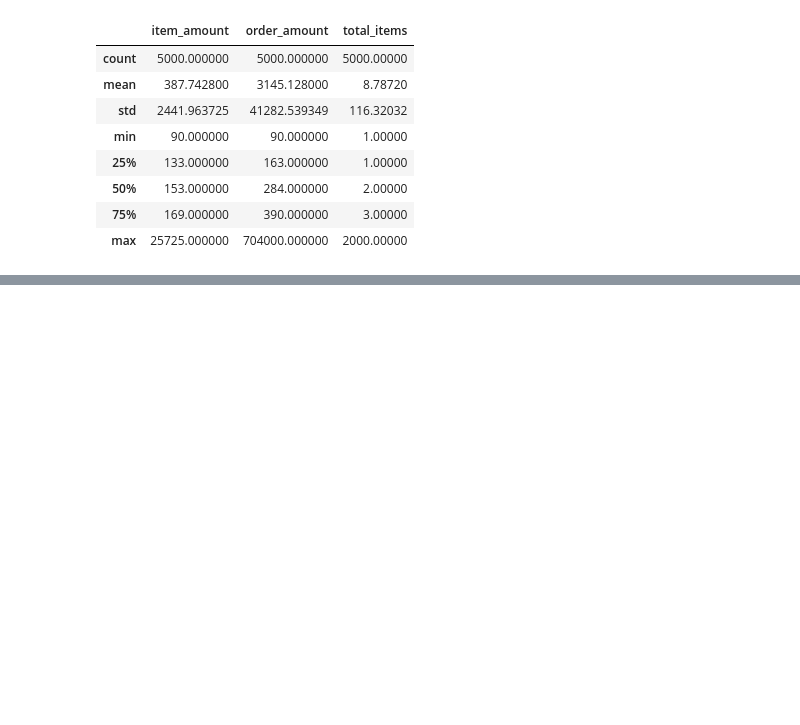
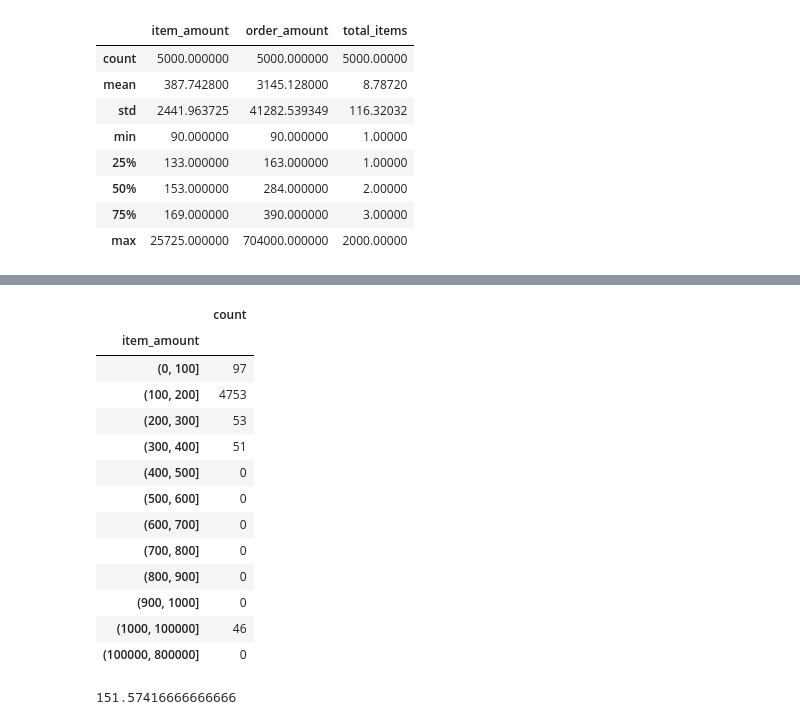
Before and after one commit to ohaanika/challenges, a Jupyter notebook: Shopify_Fall_2020_Data_Science_Intern_Challenge/submission.ipynb, the cells around one changed output, grey strips where cells are left out. Cells and saved outputs as stored; diff of their text form; code cells hidden in the pictures; blank space fills up the shorter version.

```diff
--- a/Shopify_Fall_2020_Data_Science_Intern_Challenge/submission.ipynb
+++ b/Shopify_Fall_2020_Data_Science_Intern_Challenge/submission.ipynb
@@ -105,0 +157,22 @@ df[['item_amount','order_amount','total_items']].describe()
+# %%
+bins = pd.cut(df['item_amount'], [0, 100, 200, 300, 400, 500, 600, 700, 800, 900, 1000, 100000, 800000])
+df.groupby(bins)['item_amount'].agg(['count']).head(50)
+# %% [output]
+|  | count |
+| item_amount |  |
+| (0, 100] | 97 |
+| (100, 200] | 4753 |
+| (200, 300] | 53 |
+| (300, 400] | 51 |
+| (400, 500] | 0 |
+| (500, 600] | 0 |
+| (600, 700] | 0 |
+| (700, 800] | 0 |
+| (800, 900] | 0 |
+| (900, 1000] | 0 |
+| (1000, 100000] | 46 |
+| (100000, 800000] | 0 |
+# %%
+stats.trim_mean(df['item_amount'], 0.02)
+# %% [output]
+151.57416666666666
```
Also changed, not shown: parts of 14 cells of this notebook.
